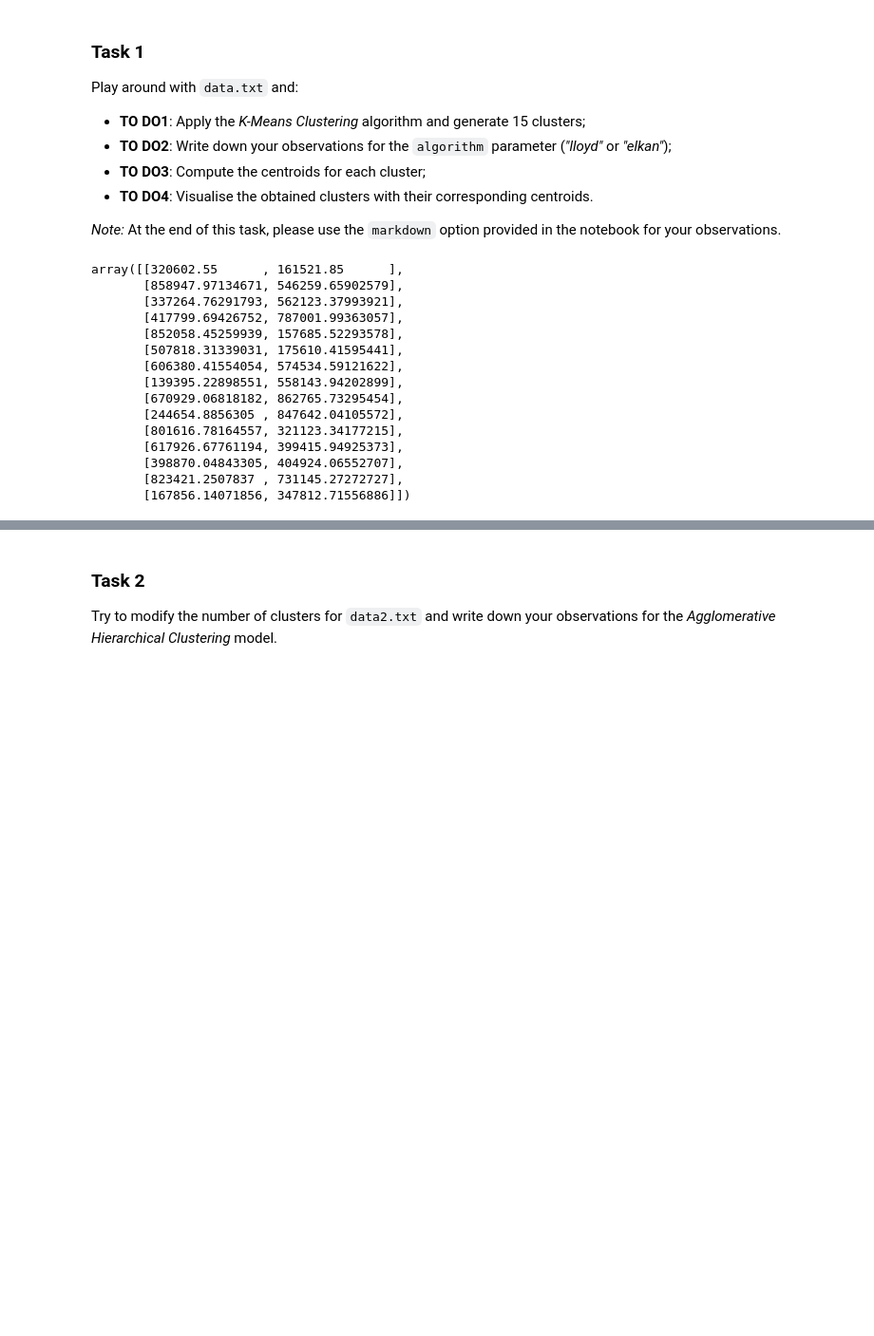
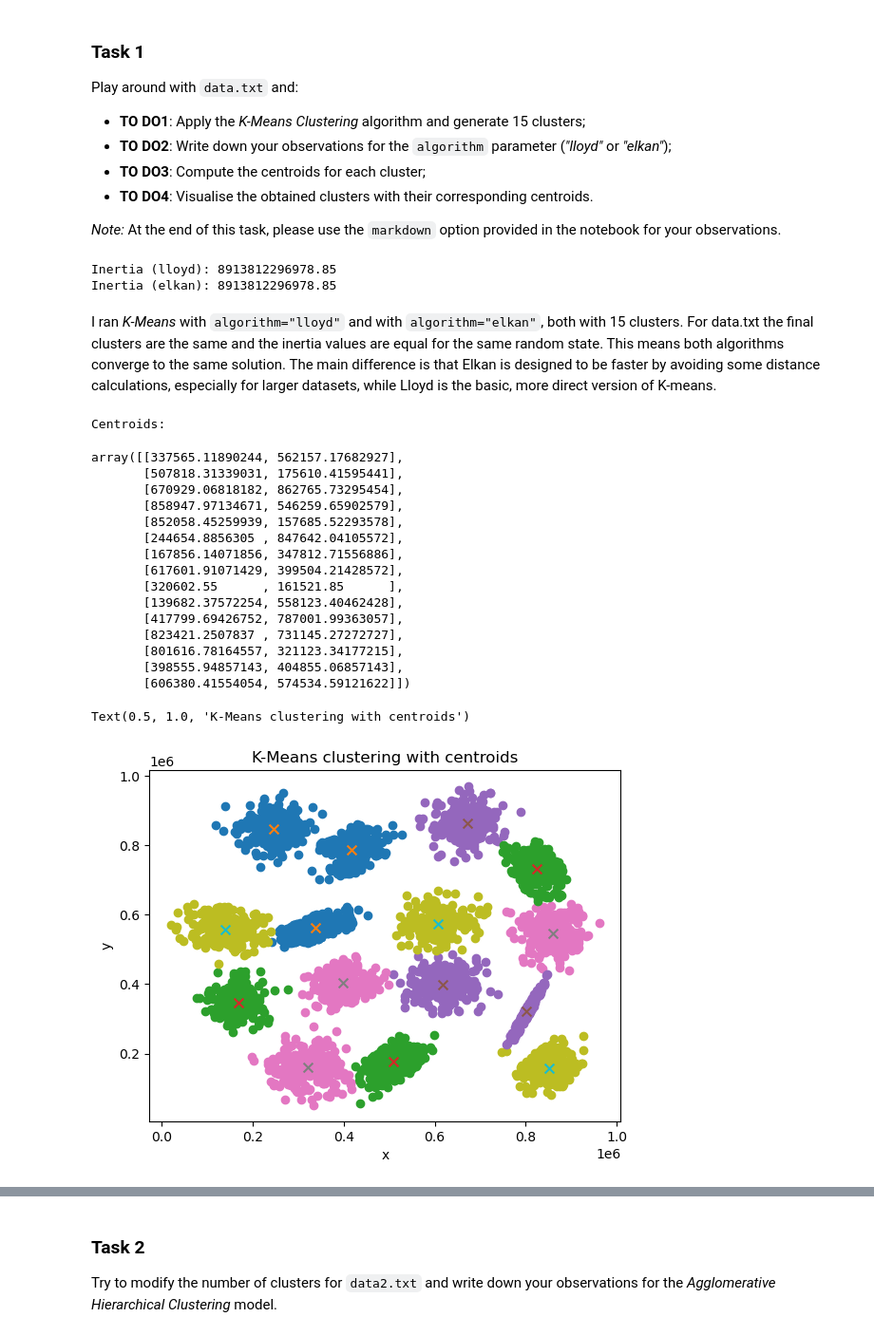
Before and after one commit to mmswflow-upb/ai-labs, a Jupyter notebook: Labs/Lab 9/Lab_AI_Unsupervised Learning_Skel.ipynb, the cells around one changed output, grey strips where cells are left out. Shown at 95% size. Saved outputs shown, nothing was run; the diff lists cells and outputs as text; code cells hidden in the pictures; blank space fills up the shorter version.

```diff
--- a/Labs/Lab 9/Lab_AI_Unsupervised Learning_Skel.ipynb
+++ b/Labs/Lab 9/Lab_AI_Unsupervised Learning_Skel.ipynb
@@ -152,19 +173,54 @@ _Note:_ At the end of this task, please use the `markdown` option provided in th
+# %%
+from sklearn.cluster import KMeans
+
+X = data_txt
+
+kmeans = KMeans(
+    n_clusters=15,
+    algorithm="lloyd",
+    random_state=42,
+
+)
+
+labels = kmeans.fit_predict(X)
+# %%
+kmeans_elkan = KMeans(
+    n_clusters=15,
+    algorithm="elkan",
+    random_state=42,
+
+)
+
+labels_elkan = kmeans_elkan.fit_predict(X)
+
+print("Inertia (lloyd):", kmeans.inertia_)
+print("Inertia (elkan):", kmeans_elkan.inertia_)
+# %% [output]
+Inertia (lloyd): 8913812296978.85
+Inertia (elkan): 8913812296978.85
+# %% [markdown]
+I ran *K-Means* with `algorithm="lloyd"` and with `algorithm="elkan"`, both with 15 clusters. For data.txt the final clusters are the same and the inertia values are equal for the same random state. This means both algorithms converge to the same solution. The main difference is that Elkan is designed to be faster by avoiding some distance calculations, especially for larger datasets, while Lloyd is the basic, more direct version of K-means.
+# %%
+centroids = kmeans.cluster_centers_
+print("Centroids:")
+# %% [output]
+Centroids:
 # %%
 # Expected Output:
 centroids
 # %% [output]
-array([[320602.55      , 161521.85      ],
+array([[337565.11890244, 562157.17682927],
+       [507818.31339031, 175610.41595441],
+       [670929.06818182, 862765.73295454],
        [858947.97134671, 546259.65902579],
-       [337264.76291793, 562123.37993921],
+       [852058.45259939, 157685.52293578],
+       [244654.8856305 , 847642.04105572],
+       [167856.14071856, 347812.71556886],
+       [617601.91071429, 399504.21428572],
+       [320602.55      , 161521.85      ],
+       [139682.37572254, 558123.40462428],
        [417799.69426752, 787001.99363057],
-       [852058.45259939, 157685.52293578],
-       [507818.31339031, 175610.41595441],
-       [606380.41554054, 574534.59121622],
-       [139395.22898551, 558143.94202899],
-       [670929.06818182, 862765.73295454],
-       [244654.8856305 , 847642.04105572],
+       [823421.2507837 , 731145.27272727],
        [801616.78164557, 321123.34177215],
-       [617926.67761194, 399415.94925373],
-       [398870.04843305, 404924.06552707],
-       [823421.2507837 , 731145.27272727],
-       [167856.14071856, 347812.71556886]])
+       [398555.94857143, 404855.06857143],
+       [606380.41554054, 574534.59121622]])
@@ -174,0 +227,20 @@ unique_labels = np.unique(labels)
+# %%
+unique_labels = np.unique(labels)
+
+# TO DO4
+for cluster in unique_labels:
+    cluster_points = X[labels == cluster]
+    plt.scatter(cluster_points[:, 0], cluster_points[:, 1])
+    plt.scatter(
+        centroids[cluster, 0],
+        centroids[cluster, 1],
+        marker="x",
+        s=50
+    )
+
+plt.xlabel("x")
+plt.ylabel("y")
+plt.title("K-Means clustering with centroids")
+# %% [output]
+Text(0.5, 1.0, 'K-Means clustering with centroids')
+[figure, added]
```
Also changed, not shown: parts of 19 cells of this notebook.
